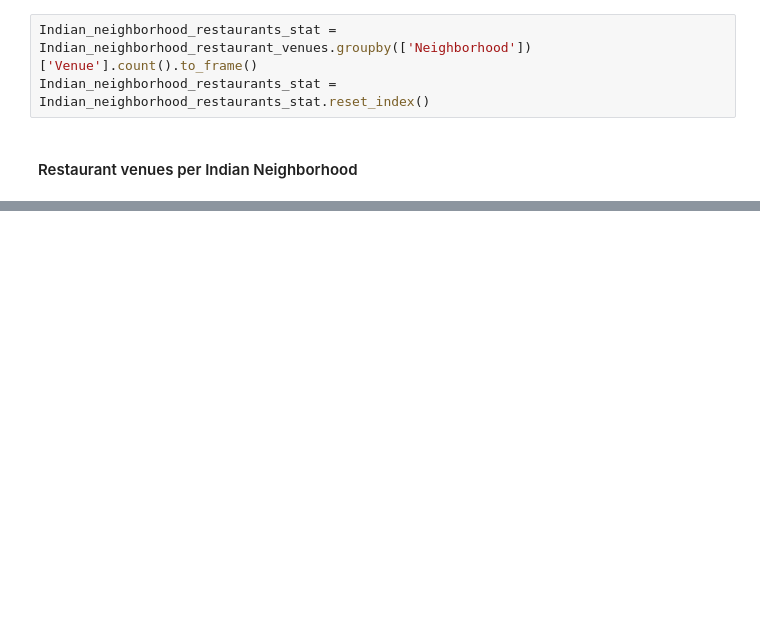
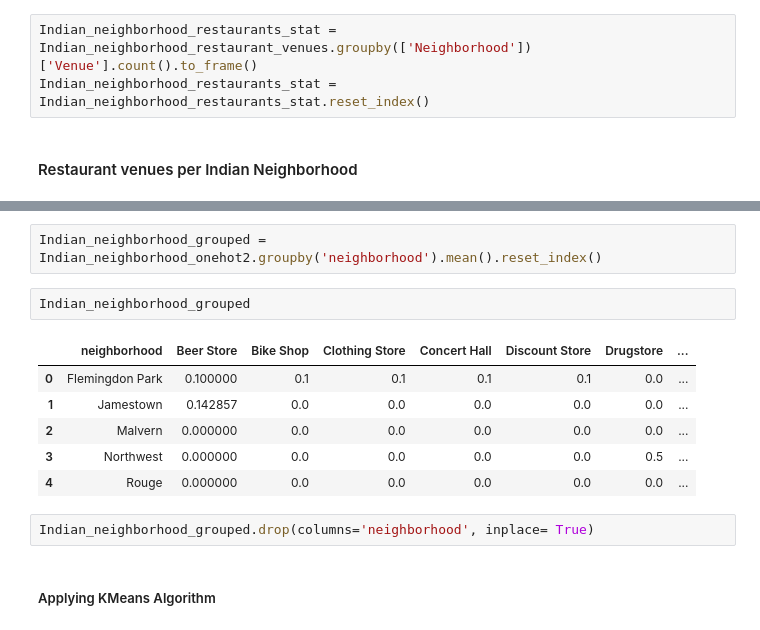
Before and after one commit to anand-sukumar/Coursera_Capstone, a Jupyter notebook: Indian Restaurant at Toronto Recommendation.ipynb, the cells around one changed output, grey strips where cells are left out. Cells and saved outputs as stored; diff of their text form; blank space fills up the shorter version.

```diff
--- a/Indian Restaurant at Toronto Recommendation.ipynb
+++ b/Indian Restaurant at Toronto Recommendation.ipynb
@@ -456,0 +440,15 @@ plt.show()
+# %%
+Indian_neighborhood_grouped = Indian_neighborhood_onehot2.groupby('neighborhood').mean().reset_index()
+# %%
+Indian_neighborhood_grouped
+# %% [output]
+|  | neighborhood | Beer Store | Bike Shop | Clothing Store | Concert Hall | Discount Store | Drugstore | ... |
+| 0 | Flemingdon Park | 0.100000 | 0.1 | 0.1 | 0.1 | 0.1 | 0.0 | ... |
+| 1 | Jamestown | 0.142857 | 0.0 | 0.0 | 0.0 | 0.0 | 0.0 | ... |
+| 2 | Malvern | 0.000000 | 0.0 | 0.0 | 0.0 | 0.0 | 0.0 | ... |
+| 3 | Northwest | 0.000000 | 0.0 | 0.0 | 0.0 | 0.0 | 0.5 | ... |
+| 4 | Rouge | 0.000000 | 0.0 | 0.0 | 0.0 | 0.0 | 0.0 | ... |
+# %%
+Indian_neighborhood_grouped.drop(columns='neighborhood', inplace= True)
+# %% [markdown]
+##### Applying KMeans Algorithm
```
Also changed, not shown: parts of 20 cells of this notebook.
